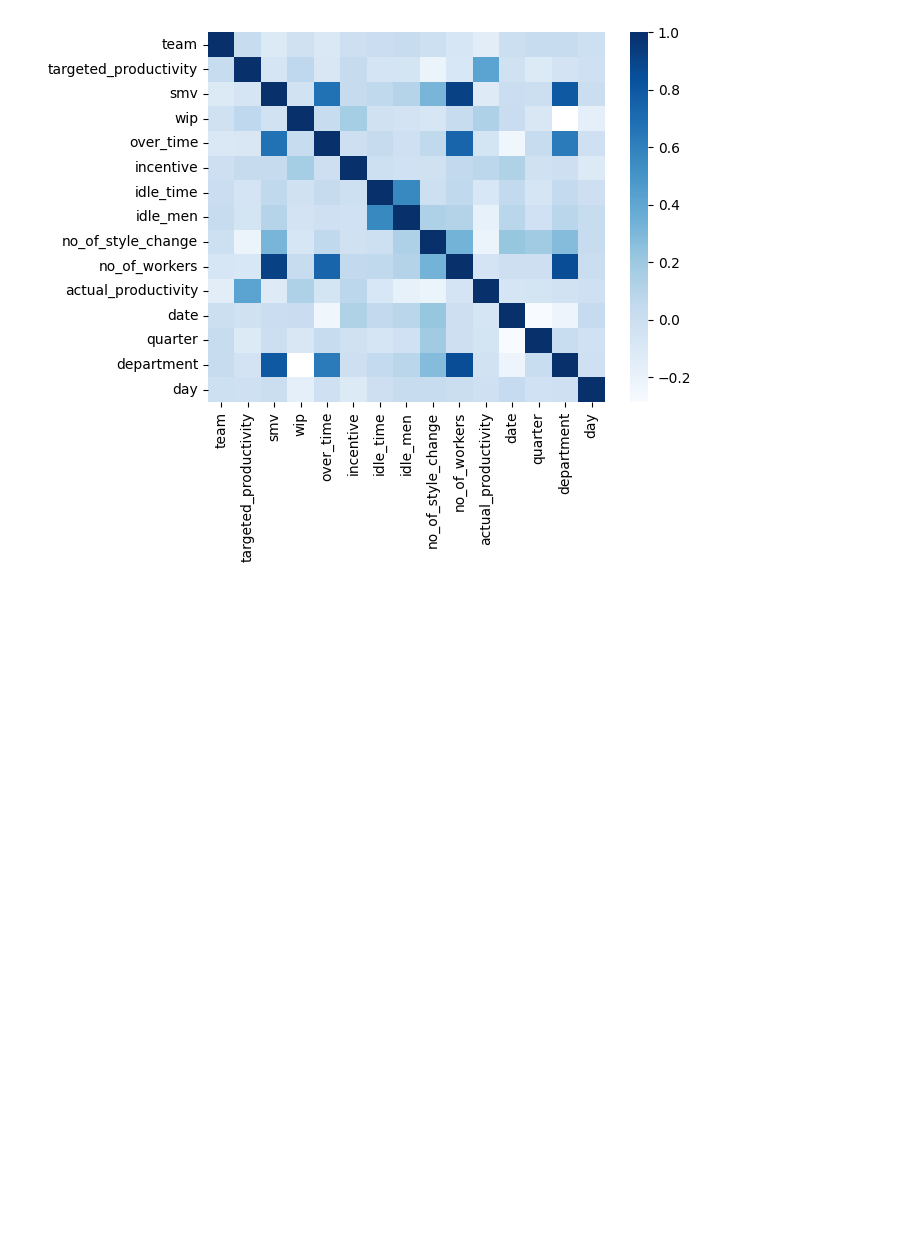
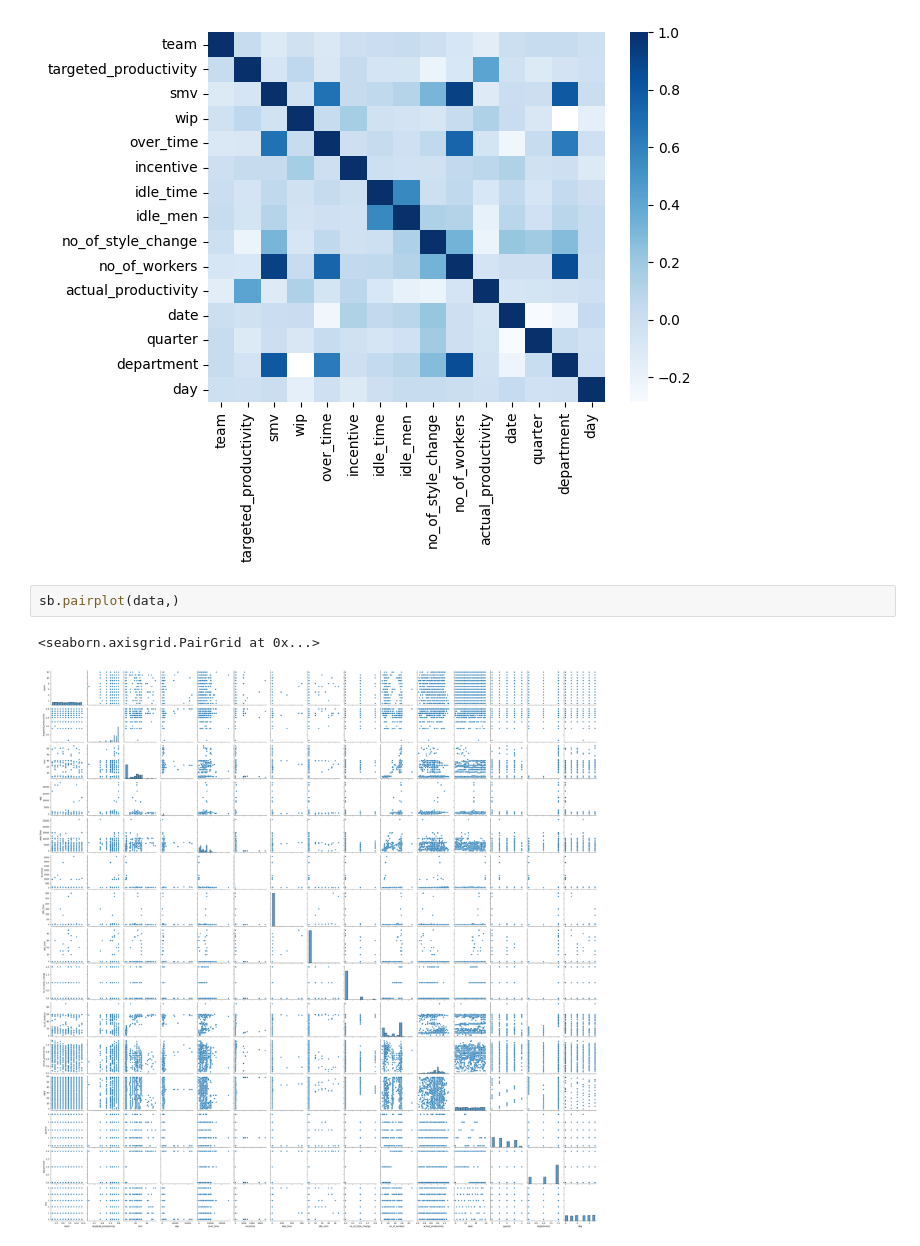
Before and after one commit to lvlopeza21/Proyecto1-ACTD, a Jupyter notebook: Soporte 2 - Fuentes de análisis.ipynb, the cells around one changed output. Saved outputs shown, nothing was run; the diff lists cells and outputs as text; blank space fills up the shorter version.

```diff
--- a/Soporte 2 - Fuentes de análisis.ipynb
+++ b/Soporte 2 - Fuentes de análisis.ipynb
@@ -82,3 +97,8 @@ department            -0.217110  0.018347    1.000000 -0.018350
 day                    0.039676 -0.024301   -0.018350  1.000000
 <Axes: >
 [figure]
+# %%
+sb.pairplot(data,)
+# %% [output]
+<seaborn.axisgrid.PairGrid at 0x...>
+[figure, added]
```
Also changed, not shown: parts of 2 cells of this notebook.
